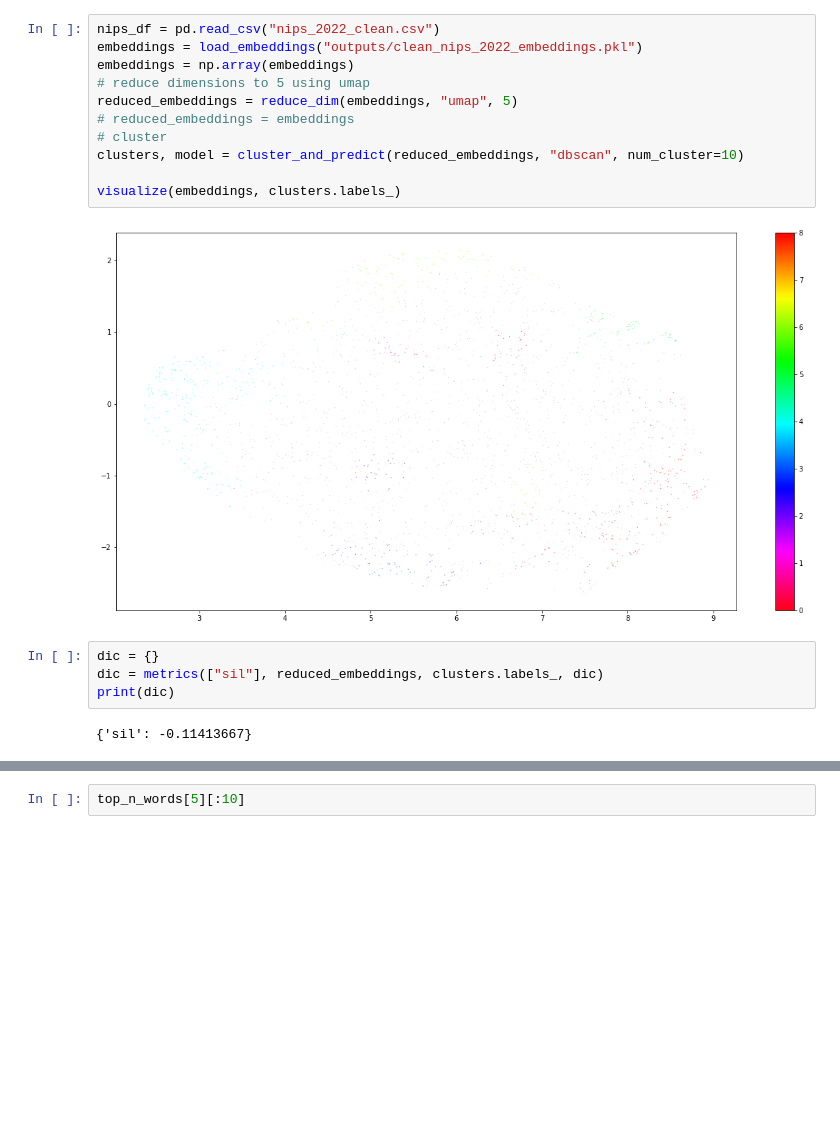
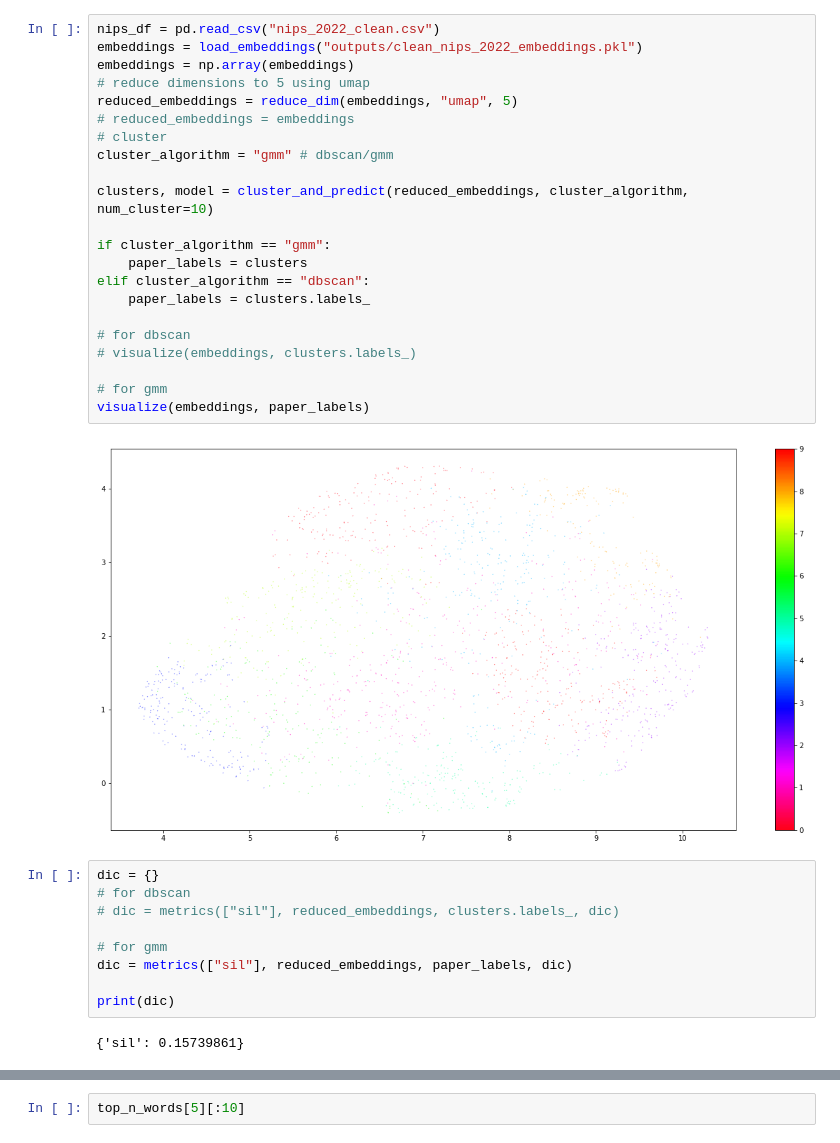
Before and after one commit to echen4628/bert-recommender, a Jupyter notebook: topic_modeling.ipynb, the cells around one changed output, grey strips where cells are left out. Saved outputs shown, nothing was run; the diff lists cells and outputs as text; blank space fills up the shorter version.

```diff
--- a/topic_modeling.ipynb
+++ b/topic_modeling.ipynb
@@ -20,20 +22,36 @@ from sklearn.metrics import silhouette_score
 # %%
 nips_df = pd.read_csv("nips_2022_clean.csv")
 embeddings = load_embeddings("outputs/clean_nips_2022_embeddings.pkl")
 embeddings = np.array(embeddings)
 # reduce dimensions to 5 using umap
 reduced_embeddings = reduce_dim(embeddings, "umap", 5)
 # reduced_embeddings = embeddings
 # cluster
-clusters, model = cluster_and_predict(reduced_embeddings, "dbscan", num_cluster=10)
+cluster_algorithm = "gmm" # dbscan/gmm
 
-visualize(embeddings, clusters.labels_)
+clusters, model = cluster_and_predict(reduced_embeddings, cluster_algorithm, num_cluster=10)
+
+if cluster_algorithm == "gmm":
+    paper_labels = clusters
+elif cluster_algorithm == "dbscan":
+    paper_labels = clusters.labels_
+
+# for dbscan
+# visualize(embeddings, clusters.labels_)
+
+# for gmm
+visualize(embeddings, paper_labels)
 # %% [output]
-[figure, old version]
+[figure, new version]
 # %%
 dic = {}
-dic = metrics(["sil"], reduced_embeddings, clusters.labels_, dic)
+# for dbscan
+# dic = metrics(["sil"], reduced_embeddings, clusters.labels_, dic)
+
+# for gmm
+dic = metrics(["sil"], reduced_embeddings, paper_labels, dic)
+
 print(dic)
 # %% [output]
-{'sil': -0.11413667}
+{'sil': 0.15739861}
 # %%
```
Also changed, not shown: parts of 4 cells of this notebook, 2 other files.
